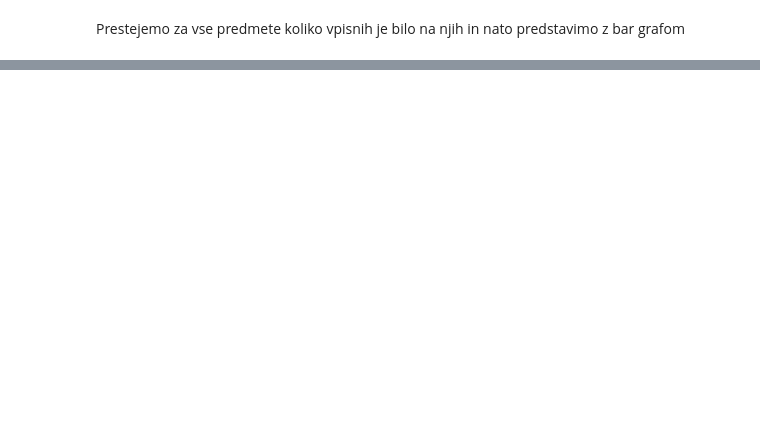
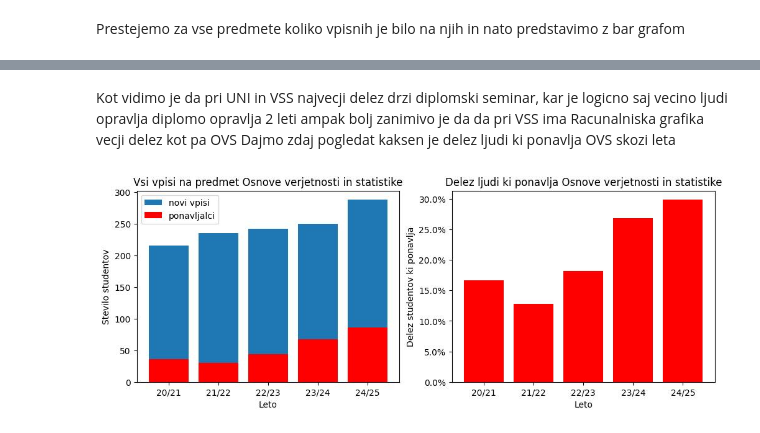
Before and after one commit to KillerParakeet/PR2513, a Jupyter notebook: steviloVpisov.ipynb, the cells around one changed output, grey strips where cells are left out. Saved outputs shown, nothing was run; the diff lists cells and outputs as text; code cells hidden in the pictures; blank space fills up the shorter version.

```diff
--- a/steviloVpisov.ipynb
+++ b/steviloVpisov.ipynb
@@ -76,0 +226,59 @@ plt.show()
+# %% [markdown]
+Kot vidimo je da pri UNI in VSS najvecji delez drzi diplomski seminar, kar je logicno saj vecino ljudi opravlja diplomo opravlja 2 leti
+ampak bolj zanimivo je da da pri VSS ima Racunalniska grafika vecji delez kot pa OVS
+Dajmo zdaj pogledat kaksen je delez ljudi ki ponavlja OVS skozi leta
+# %%
+SubjectCode = "63710"
+PonHist = dict()
+TotalVpis = dict()
+Delez = dict()
+
+for i in range(19,25):
+    PonHist[str(i)+"/"+str(i+1)]=0
+    TotalVpis[str(i)+"/"+str(i+1)]=0
+
+#ne izmumljam kolesa na novo parsanje dokaj podobno prejsnim
+for index, row in df_students.drop(columns=['student_id']).iterrows():
+    predmethist=set()
+    for i in range(19,25):
+        for j in range(1,3):
+            if not isinstance(row[str(i)+"/"+str(i+1)+"_"+str(j)],float):
+                predmeti = row[str(i)+"/"+str(i+1)+"_"+str(j)][1:-1].split(',')
+                for predmet in predmeti:
+                    predmet = predmet.replace("\'","")
+                    predmet = predmet.replace(" ","")
+                    if predmet==SubjectCode:
+                        if predmet in predmethist:
+                            PonHist[str(i)+"/"+str(i+1)]+=1
+
+                        TotalVpis[str(i)+"/"+str(i+1)]+=1
+
+                    predmethist.add(predmet)
+
+#izbrisemo podatke za leto 2019/2020 saj ceprav vemo stevilo vpisov v 1. letnik ne moremo izvedeti podatkov za ponavljanje
+del PonHist["19/20"]
+del TotalVpis["19/20"]
+
+#priravimo se dealez ponavljalcev za leto
+for el in PonHist:
+    Delez[el]=PonHist[el]/TotalVpis[el]*100
+
+
+plt.figure(figsize=(12, 4))
+plt.subplot(1,2,1)
+plt.title("Vsi vpisi na predmet "+subjectName[SubjectCode])
+plt.xlabel("Leto")
+plt.ylabel("Stevilo studentov")
+plt.bar(TotalVpis.keys(), TotalVpis.values(), label="novi vpisi")
+plt.bar(PonHist.keys(), PonHist.values(), bottom=0, color='red',label="ponavljalci")
+plt.legend(loc="upper left")
+plt.subplot(1,2,2)
+plt.title("Delez ljudi ki ponavlja "+subjectName[SubjectCode])
+plt.xlabel("Leto")
+plt.ylabel("Delez studentov ki ponavlja")
+ax = plt.gca()
+ax.yaxis.set_major_formatter(mtick.PercentFormatter())
+plt.bar(Delez.keys(), Delez.values(),color="red")
+plt.show()
+# %% [output]
+[figure, added]
```
Also changed, not shown: parts of 12 cells of this notebook.
